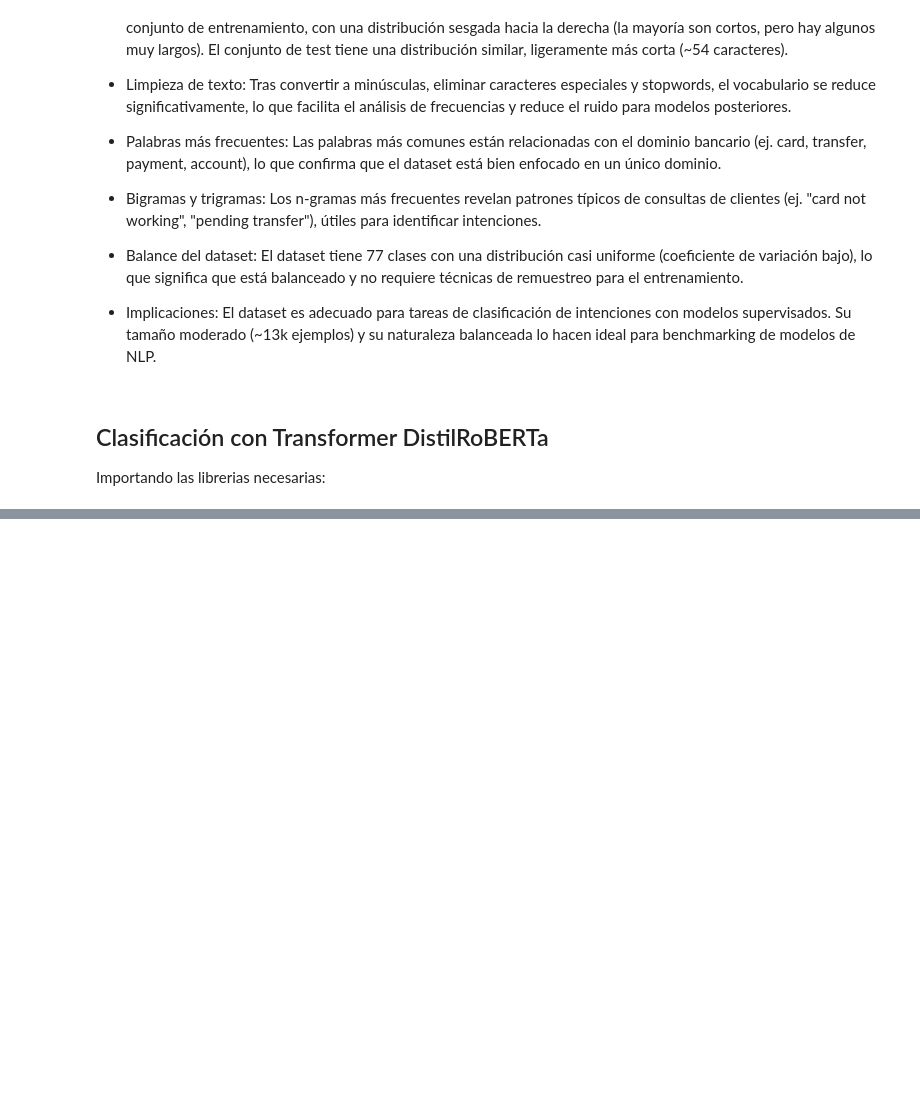
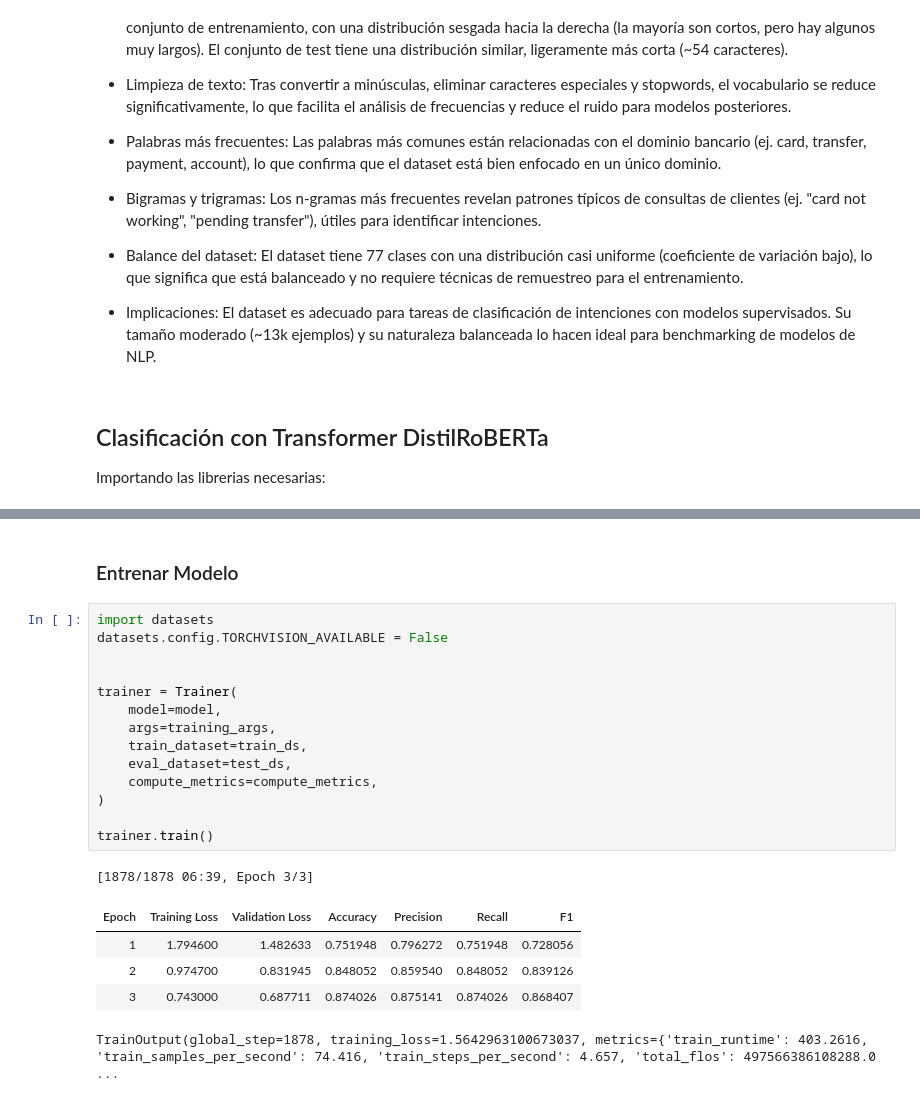
Before and after one commit to fvcastellanos/uni-cognit-systems, a Jupyter notebook: notebooks/Actividad-2-llm.ipynb, the cells around one changed output, grey strips where cells are left out. Cells and saved outputs as stored; diff of their text form; blank space fills up the shorter version.

Commit message:
update requirements, model created, model training

```diff
--- a/notebooks/Actividad-2-llm.ipynb
+++ b/notebooks/Actividad-2-llm.ipynb
@@ -398,0 +480,23 @@ import seaborn as sns
+# %% [markdown]
+### Entrenar Modelo
+# %%
+import datasets
+datasets.config.TORCHVISION_AVAILABLE = False
+
+
+trainer = Trainer(
+    model=model,
+    args=training_args,
+    train_dataset=train_ds,
+    eval_dataset=test_ds,
+    compute_metrics=compute_metrics,
+)
+
+trainer.train()
+# %% [output]
+[1878/1878 06:39, Epoch 3/3]
+| Epoch | Training Loss | Validation Loss | Accuracy | Precision | Recall | F1 |
+| 1 | 1.794600 | 1.482633 | 0.751948 | 0.796272 | 0.751948 | 0.728056 |
+| 2 | 0.974700 | 0.831945 | 0.848052 | 0.859540 | 0.848052 | 0.839126 |
+| 3 | 0.743000 | 0.687711 | 0.874026 | 0.875141 | 0.874026 | 0.868407 |
+TrainOutput(global_step=1878, training_loss=1.5642963100673037, metrics={'train_runtime': 403.2616, 'train_samples_per_second': 74.416, 'train_steps_per_second': 4.657, 'total_flos': 497566386108288.0 ...
```
Also changed, not shown: parts of 7 cells of this notebook, 2 other files.
